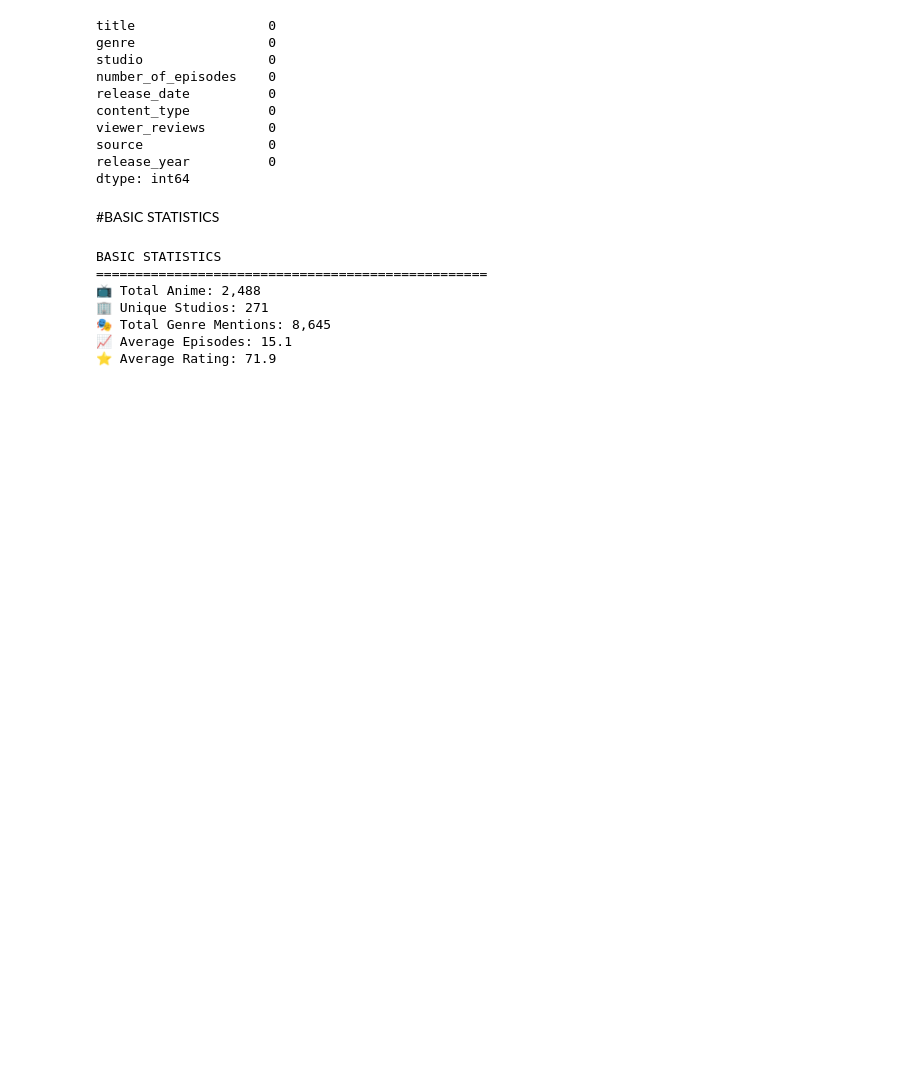
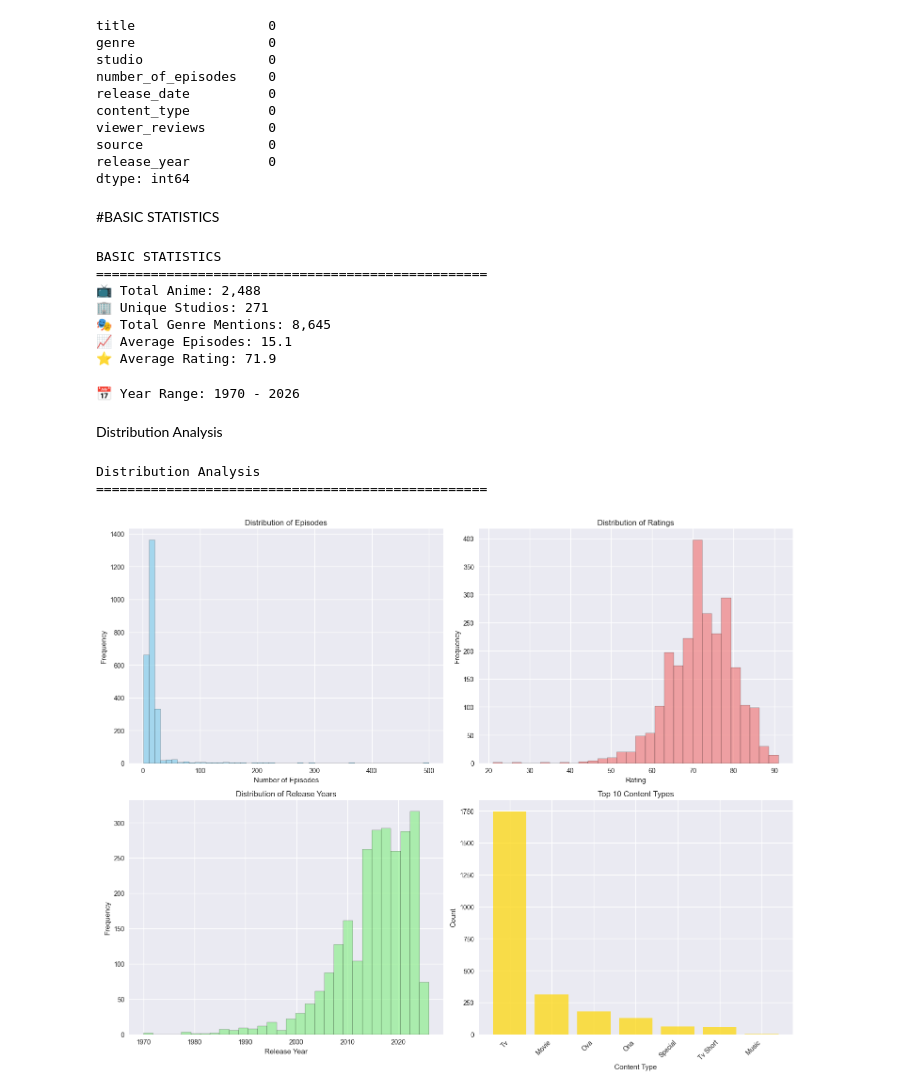
Before and after one commit to HarshRajSahu007/Anime_Popularity_Predictor, a Jupyter notebook: predictor.ipynb, the cells around one changed output. Cells and saved outputs as stored; diff of their text form; code cells hidden in the pictures; blank space fills up the shorter version.

```diff
--- a/predictor.ipynb
+++ b/predictor.ipynb
@@ -220,3 +220,48 @@ BASIC STATISTICS
 🎭 Total Genre Mentions: 8,645
 📈 Average Episodes: 15.1
 ⭐ Average Rating: 71.9
+# %%
+valid_years = df_clean[df_clean['release_year'].notna()]['release_year']
+if len(valid_years) > 0:
+    print(f"📅 Year Range: {int(valid_years.min())} - {int(valid_years.max())}")
+# %% [output]
+📅 Year Range: 1970 - 2026
+# %% [markdown]
+Distribution Analysis
+# %%
+print("Distribution Analysis")
+print("="*50)
+
+fig , axes = plt.subplots(2,2,figsize=(15,12))
+episodes_data = df_clean[df_clean['number_of_episodes'] > 0]['number_of_episodes']
+axes[0,0].hist(episodes_data, bins=50, alpha=0.7, color='skyblue', edgecolor='black')
+axes[0,0].set_title('Distribution of Episodes')
+axes[0,0].set_xlabel('Number of Episodes')
+axes[0,0].set_ylabel('Frequency')
+
+rating_data = df_clean[df_clean['viewer_reviews'] > 0]['viewer_reviews']
+axes[0,1].hist(rating_data, bins=30, alpha=0.7, color='lightcoral', edgecolor='black')
+axes[0,1].set_title('Distribution of Ratings')
+axes[0,1].set_xlabel('Rating')
+axes[0,1].set_ylabel('Frequency')
+
+year_data = df_clean[df_clean['release_year'].notna()]['release_year']
+axes[1,0].hist(year_data, bins=30, alpha=0.7, color='lightgreen', edgecolor='black')
+axes[1,0].set_title('Distribution of Release Years')
+axes[1,0].set_xlabel('Release Year')
+axes[1,0].set_ylabel('Frequency')
+
+content_counts = df_clean['content_type'].value_counts().head(10)
+axes[1,1].bar(range(len(content_counts)), content_counts.values, color='gold', alpha=0.7)
+axes[1,1].set_title('Top 10 Content Types')
+axes[1,1].set_xlabel('Content Type')
+axes[1,1].set_ylabel('Count')
+axes[1,1].set_xticks(range(len(content_counts)))
+axes[1,1].set_xticklabels(content_counts.index, rotation=45, ha='right')
+
+plt.tight_layout()
+plt.show()
+# %% [output]
+Distribution Analysis
+==================================================
+[figure, added]
```
Also changed, not shown: parts of 6 cells of this notebook.
